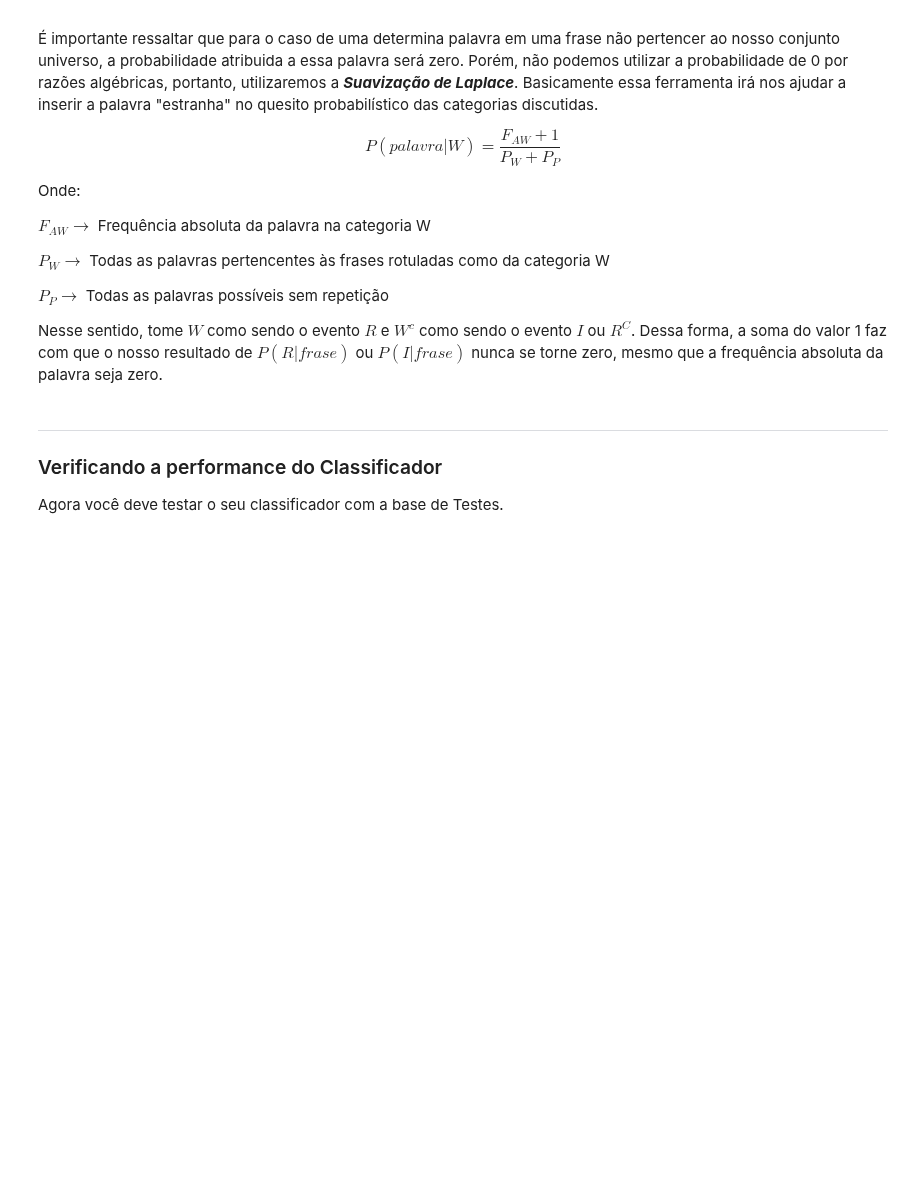
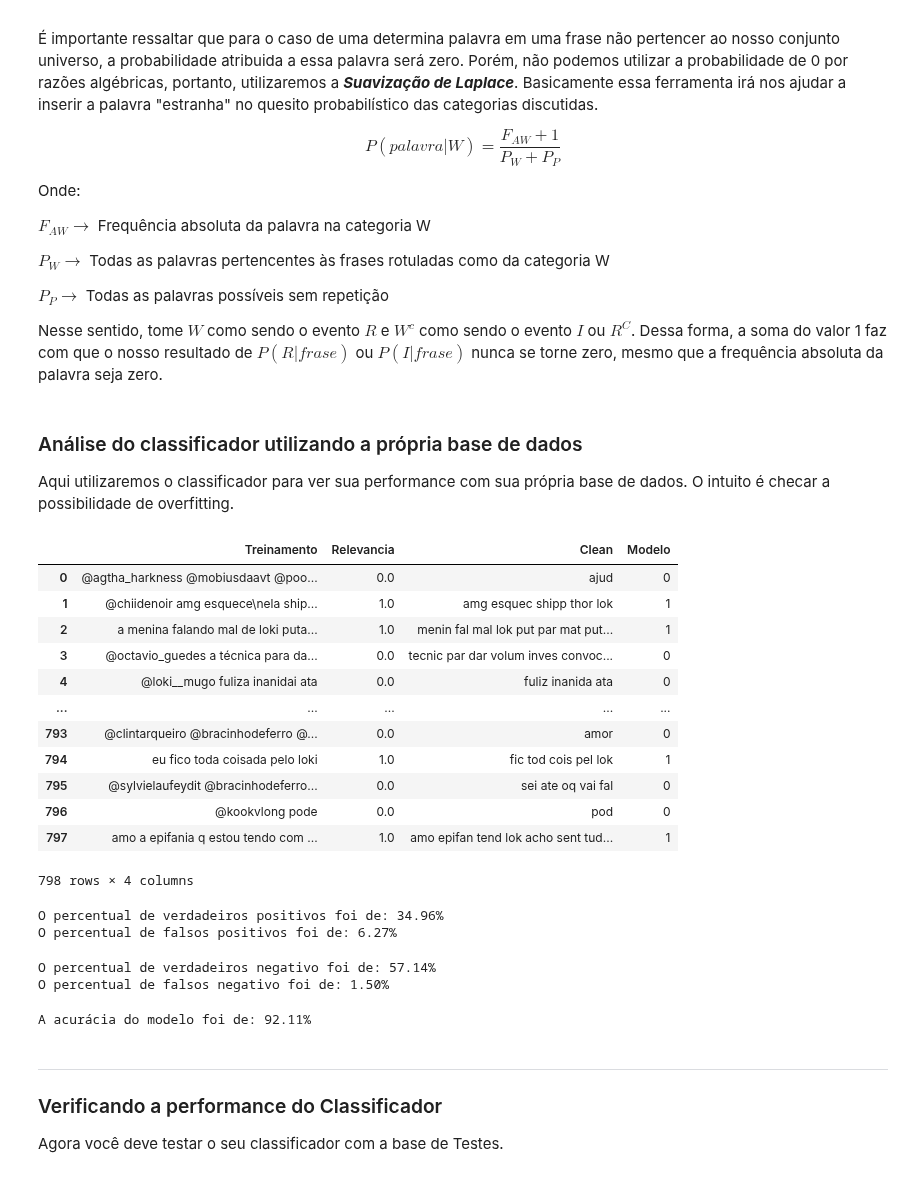
Before and after one commit to xValentim/Classificador_automatico_de_sentimentos, a Jupyter notebook: Classificador_NaiveBayes_Loki.ipynb, the cells around one changed output. Drawn from its saved outputs; the diff is of its cells as text; code cells hidden in the pictures; blank space fills up the shorter version.

```diff
--- a/Classificador_NaiveBayes_Loki.ipynb
+++ b/Classificador_NaiveBayes_Loki.ipynb
@@ -397,6 +397,49 @@ def NaiveBayesModel_MonteCarlo(frase):
         if z < lambda_1:
             return 1
         return 0
+# %% [markdown]
+### Análise do classificador utilizando a própria base de dados
+
+Aqui utilizaremos o classificador para ver sua performance com sua própria base de dados. O intuito é checar a possibilidade de overfitting.
+# %%
+tabela_train = train.copy()
+# %%
+tabela_train['Modelo'] = tabela_train['Clean'].apply(NaiveBayesModel)
+tabela_train
+# %% [output]
+|  | Treinamento | Relevancia | Clean | Modelo |
+| 0 | @agtha_harkness @mobiusdaavt @poo... | 0.0 | ajud | 0 |
+| 1 | @chiidenoir amg esquece\nela ship... | 1.0 | amg esquec shipp thor lok | 1 |
+| 2 | a menina falando mal de loki puta... | 1.0 | menin fal mal lok put par mat put... | 1 |
+| 3 | @octavio_guedes a técnica para da... | 0.0 | tecnic par dar volum inves convoc... | 0 |
+| 4 | @loki__mugo fuliza inanidai ata | 0.0 | fuliz inanida ata | 0 |
+| ... | ... | ... | ... | ... |
+| 793 | @clintarqueiro @bracinhodeferro @... | 0.0 | amor | 0 |
+| 794 | eu fico toda coisada pelo loki | 1.0 | fic tod cois pel lok | 1 |
+| 795 | @sylvielaufeydit @bracinhodeferro... | 0.0 | sei ate oq vai fal | 0 |
+| 796 | @kookvlong pode | 0.0 | pod | 0 |
+| 797 | amo a epifania q estou tendo com ... | 1.0 | amo epifan tend lok acho sent tud... | 1 |
+798 rows × 4 columns
+# %%
+verdadeiros_positivos = tabela_train.loc[(tabela_train['Modelo'] == 1) & (tabela_train['Relevancia'] == 1),:].shape[0]
+falsos_positivos = tabela_train.loc[(tabela_train['Modelo'] == 1) & (tabela_train['Relevancia'] == 0),:].shape[0]
+print(f'O percentual de verdadeiros positivos foi de: {100*(verdadeiros_positivos)/tabela_train.shape[0]:.2f}%')
+print(f'O percentual de falsos positivos foi de: {100*(falsos_positivos)/tabela_train.shape[0]:.2f}%')
+# %% [output]
+O percentual de verdadeiros positivos foi de: 34.96%
+O percentual de falsos positivos foi de: 6.27%
+# %%
+verdadeiros_negativos = tabela_train.loc[(tabela_train['Modelo'] == 0) & (tabela_train['Relevancia'] == 0),:].shape[0]
+falsos_negativos = tabela_train.loc[(tabela_train['Modelo'] == 0) & (tabela_train['Relevancia'] == 1),:].shape[0]
+print(f'O percentual de verdadeiros negativo foi de: {100*(verdadeiros_negativos)/tabela_train.shape[0]:.2f}%')
+print(f'O percentual de falsos negativo foi de: {100*(falsos_negativos)/tabela_train.shape[0]:.2f}%')
+# %% [output]
+O percentual de verdadeiros negativo foi de: 57.14%
+O percentual de falsos negativo foi de: 1.50%
+# %%
+print(f'A acurácia do modelo foi de: {100*(verdadeiros_negativos+verdadeiros_positivos)/tabela_train.shape[0]:.2f}%')
+# %% [output]
+A acurácia do modelo foi de: 92.11%
 # %% [markdown]
 ___
 ### Verificando a performance do Classificador
```
Also changed, not shown: parts of 19 cells of this notebook, 2 other files.
